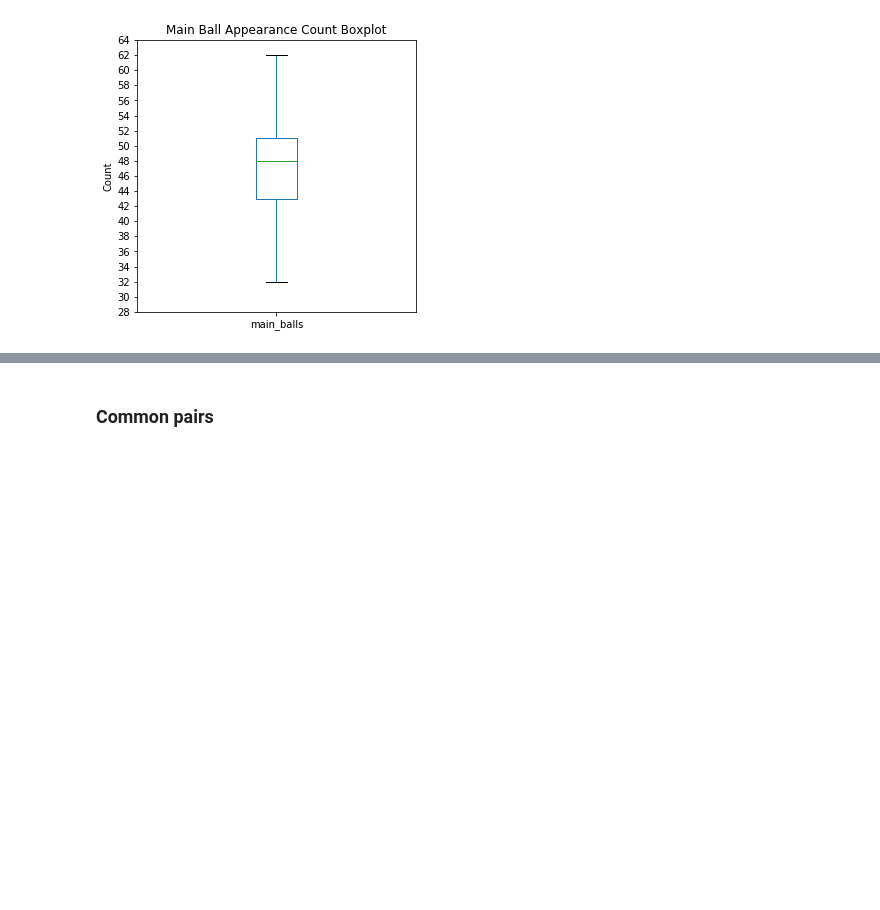
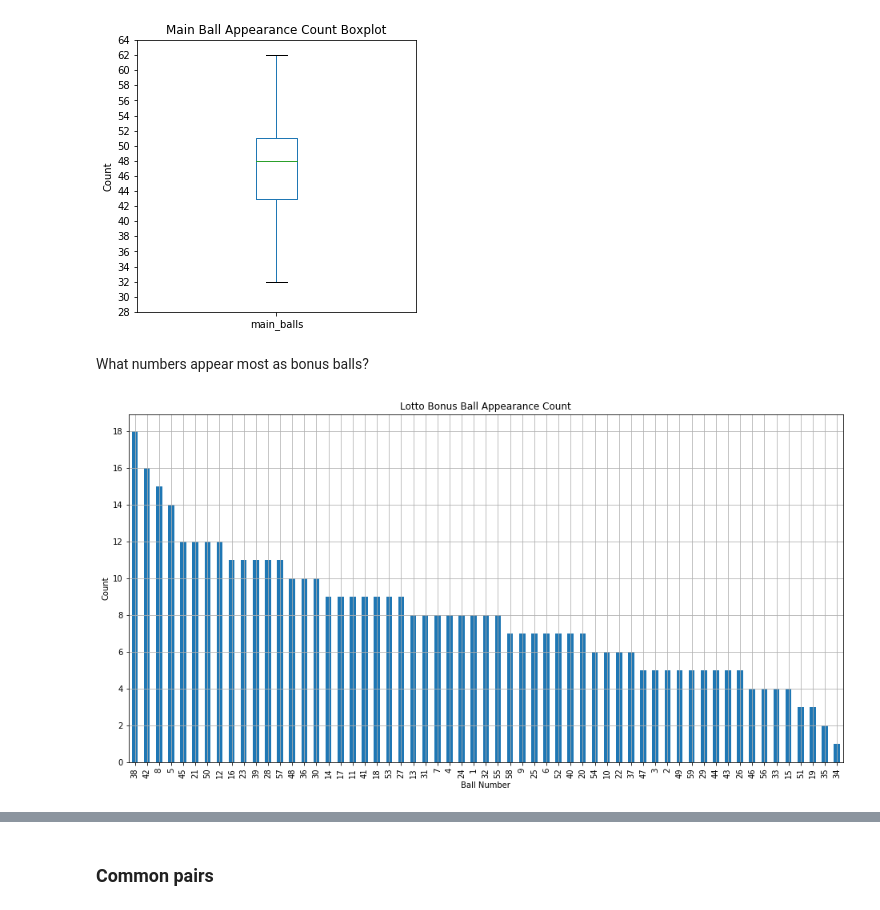
Before and after one commit to MatthewCarterIO/uk-lotto-DA, a Jupyter notebook: uk_lotto_DA.ipynb, the cells around one changed output, grey strips where cells are left out. Saved outputs shown, nothing was run; the diff lists cells and outputs as text; code cells hidden in the pictures; blank space fills up the shorter version.

```diff
--- a/uk_lotto_DA.ipynb
+++ b/uk_lotto_DA.ipynb
@@ -296,3 +296,17 @@ plt.ylabel("Count")
 plt.show()
 # %% [output]
 [figure]
+# %% [markdown]
+What numbers appear most as bonus balls?
+# %%
+# Display a bar plot showing the number of times each number has been drawn as
+# a bonus ball.
+bonus_ball_count = results_df["bonus_ball"].value_counts()
+bonus_ball_count.plot(kind="bar", figsize=(16, 8),
+                     title="Lotto Bonus Ball Appearance Count", grid=True,
+                     yticks=range(0, 20, 2))
+plt.xlabel("Ball Number")
+plt.ylabel("Count")
+plt.show()
+# %% [output]
+[figure, added]
```
Also changed, not shown: parts of 21 cells of this notebook.
